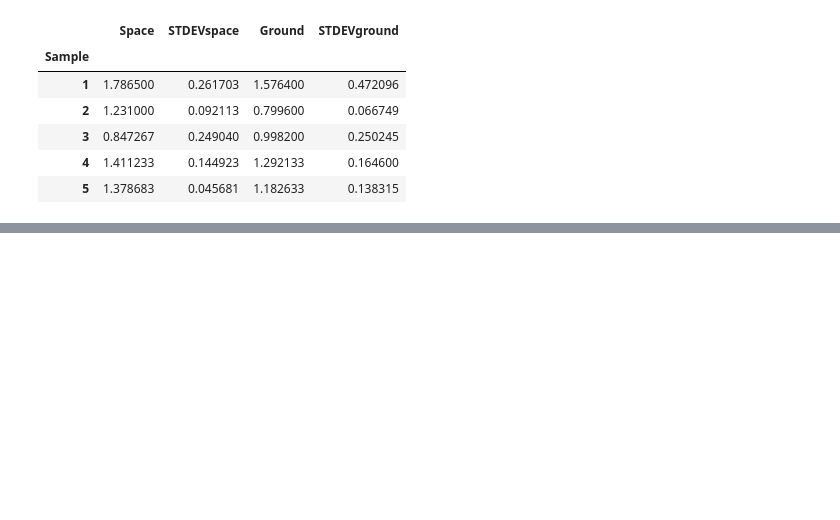
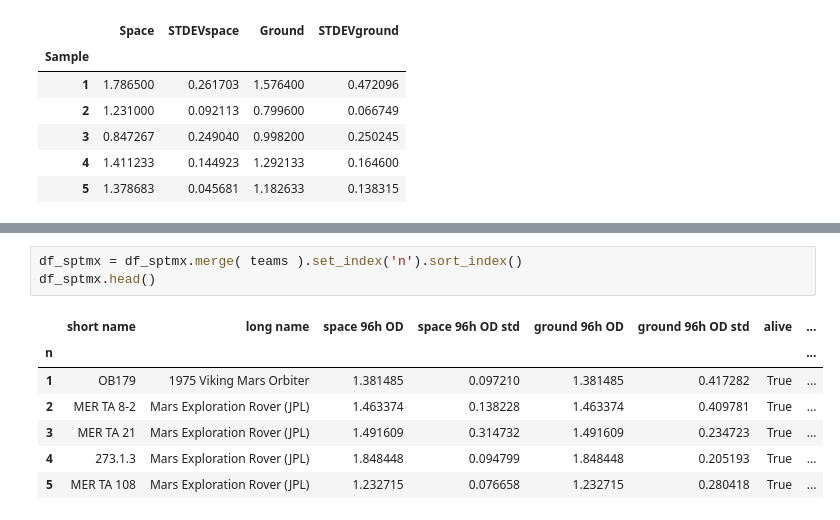
Before and after one commit to ryneches/SpaceGrowth, a Jupyter notebook: OD600 Tecan.ipynb, the cells around one changed output, grey strips where cells are left out. Saved outputs shown, nothing was run; the diff lists cells and outputs as text; blank space fills up the shorter version.

```diff
--- a/OD600 Tecan.ipynb
+++ b/OD600 Tecan.ipynb
@@ -59,3 +69,14 @@ df_tecan.head()
+# %%
+df_sptmx = df_sptmx.merge( teams ).set_index('n').sort_index()
+df_sptmx.head()
+# %% [output]
+|  | short name | long name | space 96h OD | space 96h OD std | ground 96h OD | ground 96h OD std | alive | ... |
+| n |  |  |  |  |  |  |  | ... |
+| 1 | OB179 | 1975 Viking Mars Orbiter | 1.381485 | 0.097210 | 1.381485 | 0.417282 | True | ... |
+| 2 | MER TA 8-2 | Mars Exploration Rover (JPL) | 1.463374 | 0.138228 | 1.463374 | 0.409781 | True | ... |
+| 3 | MER TA 21 | Mars Exploration Rover (JPL) | 1.491609 | 0.314732 | 1.491609 | 0.234723 | True | ... |
+| 4 | 273.1.3 | Mars Exploration Rover (JPL) | 1.848448 | 0.094799 | 1.848448 | 0.205193 | True | ... |
+| 5 | MER TA 108 | Mars Exploration Rover (JPL) | 1.232715 | 0.076658 | 1.232715 | 0.280418 | True | ... |
 # %%
 plot( df_tecan['Space'], df_sptmx['space 96h OD'], 'ro' )
 # %% [output]
```
Also changed, not shown: parts of 4 cells of this notebook.
